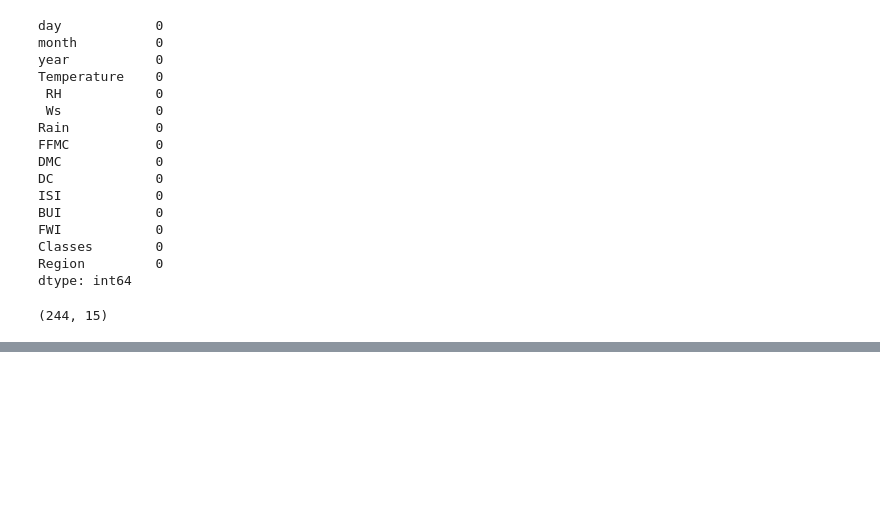
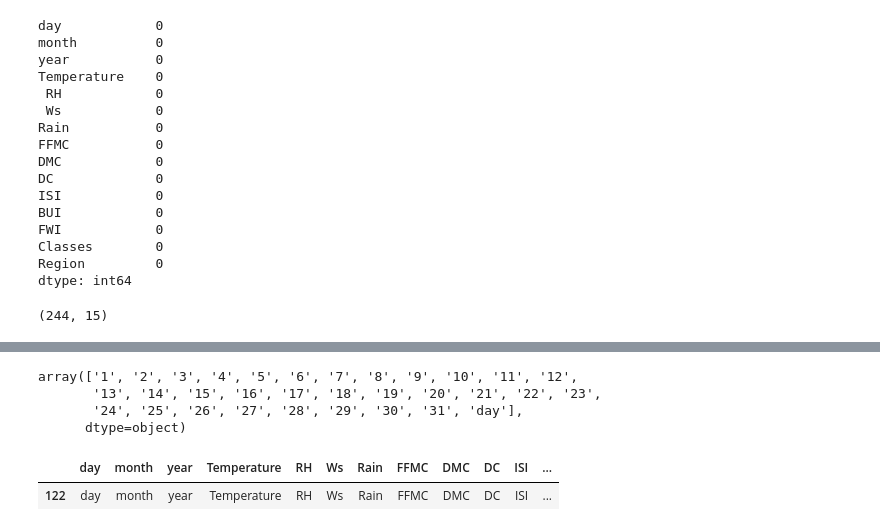
Before and after one commit to AbdullahTurgut/Machine-Learning, a Jupyter notebook: 4- RidgeLassoElasticNet.ipynb, the cells around one changed output, grey strips where cells are left out. Cells and saved outputs as stored; diff of their text form; code cells hidden in the pictures; blank space fills up the shorter version.

```diff
--- a/4- RidgeLassoElasticNet.ipynb
+++ b/4- RidgeLassoElasticNet.ipynb
@@ -142,0 +198,12 @@ df.shape
+# %%
+df['day'].unique()
+# %% [output]
+array(['1', '2', '3', '4', '5', '6', '7', '8', '9', '10', '11', '12',
+       '13', '14', '15', '16', '17', '18', '19', '20', '21', '22', '23',
+       '24', '25', '26', '27', '28', '29', '30', '31', 'day'],
+      dtype=object)
+# %%
+df[df['day'] == 'day' ]
+# %% [output]
+|  | day | month | year | Temperature | RH | Ws | Rain | FFMC | DMC | DC | ISI | ... |
+| 122 | day | month | year | Temperature | RH | Ws | Rain | FFMC | DMC | DC | ISI | ... |
```
Also changed, not shown: parts of 12 cells of this notebook.
